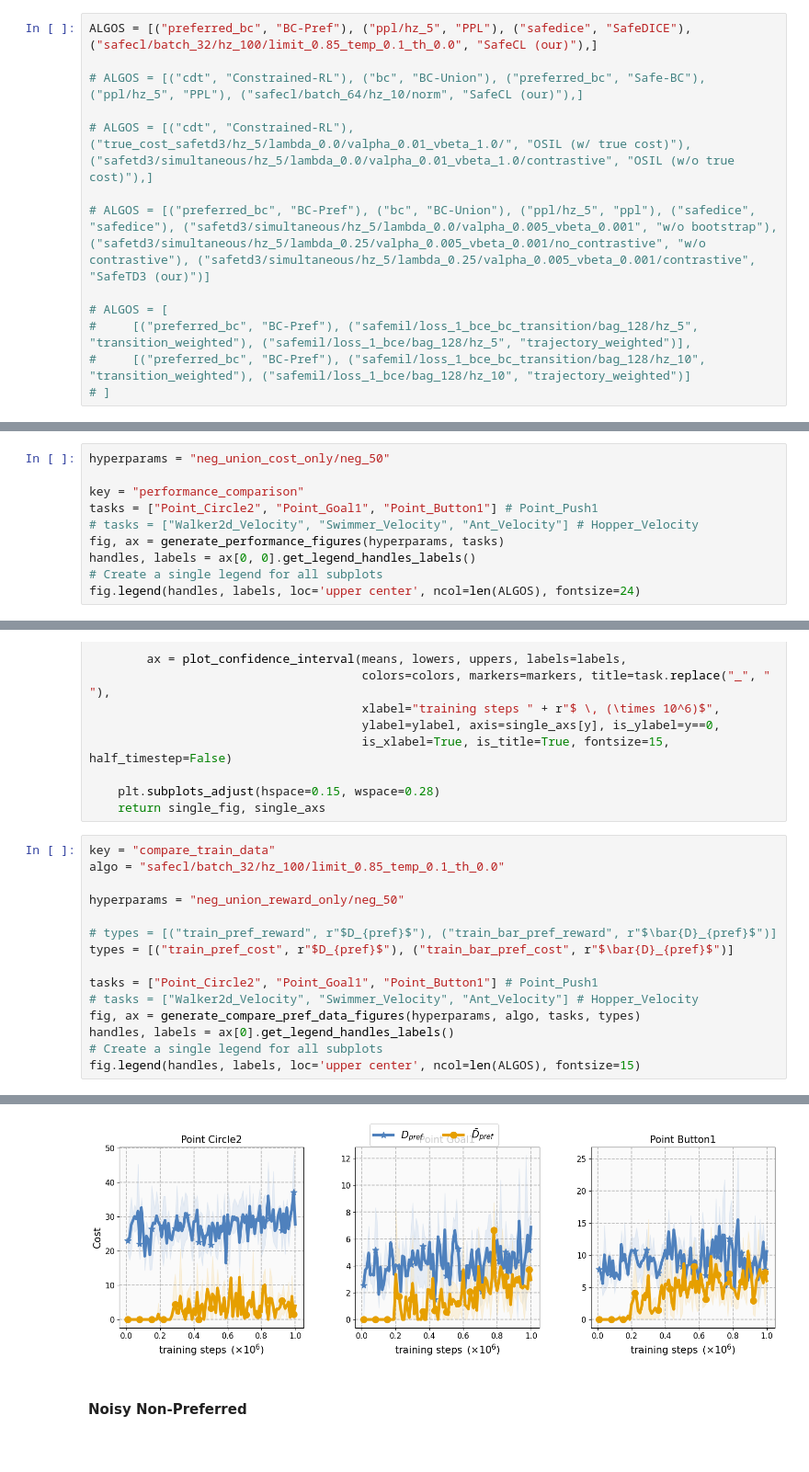
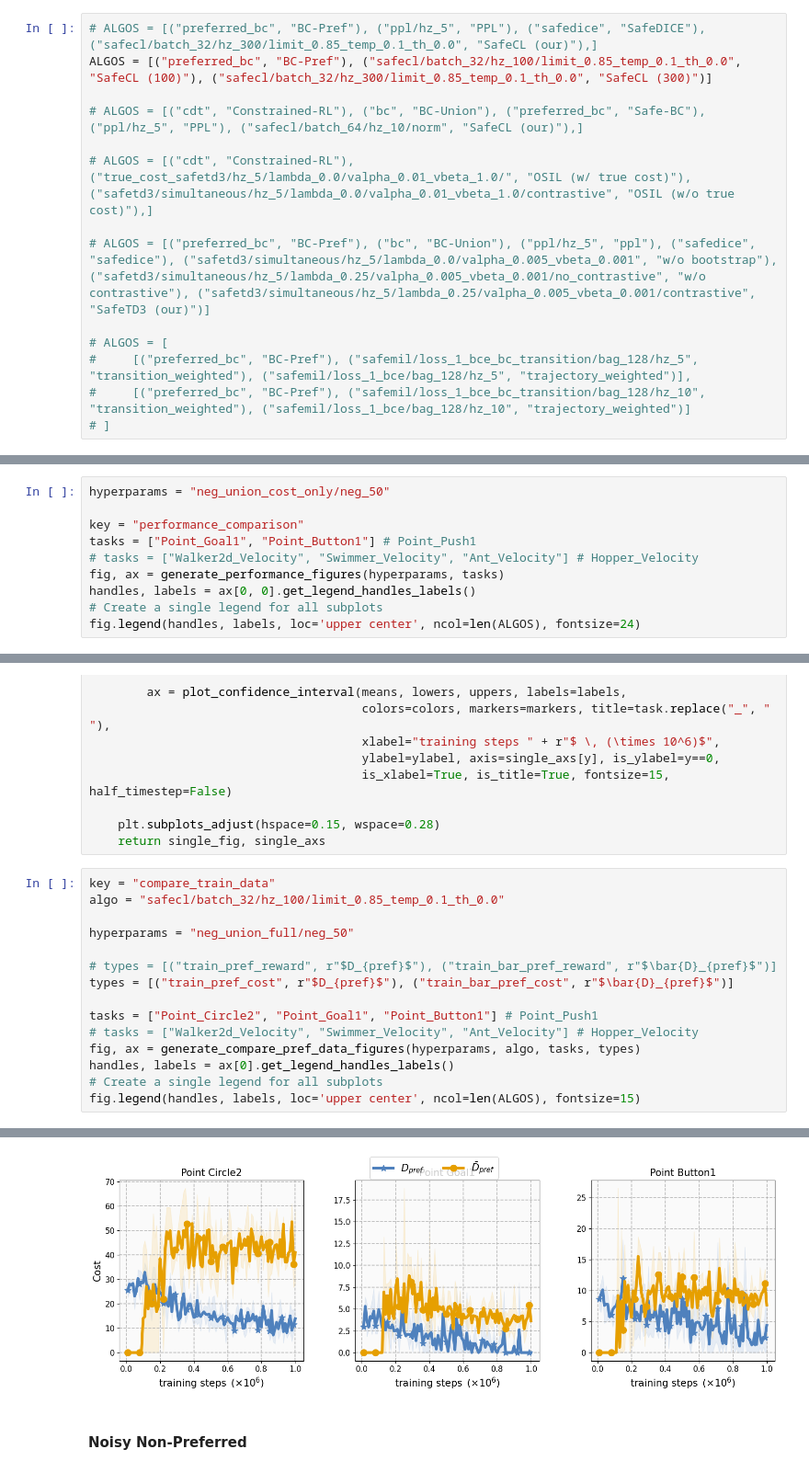
Before and after one commit to returaj/offline_mpc, a Jupyter notebook: dsrl_model/notebooks/plotting.ipynb, the cells around one changed output, grey strips where cells are left out. Shown at 92% size. Drawn from its saved outputs; the diff is of its cells as text.

```diff
--- a/dsrl_model/notebooks/plotting.ipynb
+++ b/dsrl_model/notebooks/plotting.ipynb
@@ -214,7 +214,8 @@ MARKERS = [None, '*', 'o', '^', 'd', 's', '.']
 
 HATCH_PATTERNS = [None, '/', '\\', '.', 'o', '*', 'x', 'o', 'O', '.', '*']
 # %%
-ALGOS = [("preferred_bc", "BC-Pref"), ("ppl/hz_5", "PPL"), ("safedice", "SafeDICE"), ("safecl/batch_32/hz_100/limit_0.85_temp_0.1_th_0.0", "SafeCL (our)"),]
+# ALGOS = [("preferred_bc", "BC-Pref"), ("ppl/hz_5", "PPL"), ("safedice", "SafeDICE"), ("safecl/batch_32/hz_300/limit_0.85_temp_0.1_th_0.0", "SafeCL (our)"),]
+ALGOS = [("preferred_bc", "BC-Pref"), ("safecl/batch_32/hz_100/limit_0.85_temp_0.1_th_0.0", "SafeCL (100)"), ("safecl/batch_32/hz_300/limit_0.85_temp_0.1_th_0.0", "SafeCL (300)")]
 
 # ALGOS = [("cdt", "Constrained-RL"), ("bc", "BC-Union"), ("preferred_bc", "Safe-BC"), ("ppl/hz_5", "PPL"), ("safecl/batch_64/hz_10/norm", "SafeCL (our)"),]
 
@@ -280,7 +281,7 @@ def generate_performance_figures(hyperparams, tasks):
 hyperparams = "neg_union_cost_only/neg_50"
 
 key = "performance_comparison"
-tasks = ["Point_Circle2", "Point_Goal1", "Point_Button1"] # Point_Push1
+tasks = ["Point_Goal1", "Point_Button1"] # Point_Push1
 # tasks = ["Walker2d_Velocity", "Swimmer_Velocity", "Ant_Velocity"] # Hopper_Velocity
 fig, ax = generate_performance_figures(hyperparams, tasks)
 handles, labels = ax[0, 0].get_legend_handles_labels()
@@ -327,21 +328,21 @@ def generate_compare_pref_data_figures(hyperparams, algo, tasks, types):
 # %%
 key = "compare_train_data"
 algo = "safecl/batch_32/hz_100/limit_0.85_temp_0.1_th_0.0"
 
-hyperparams = "neg_union_reward_only/neg_50"
+hyperparams = "neg_union_full/neg_50"
 
 # types = [("train_pref_reward", r"$D_{pref}$"), ("train_bar_pref_reward", r"$\bar{D}_{pref}$")]
 types = [("train_pref_cost", r"$D_{pref}$"), ("train_bar_pref_cost", r"$\bar{D}_{pref}$")]
 
 tasks = ["Point_Circle2", "Point_Goal1", "Point_Button1"] # Point_Push1
 # tasks = ["Walker2d_Velocity", "Swimmer_Velocity", "Ant_Velocity"] # Hopper_Velocity
 fig, ax = generate_compare_pref_data_figures(hyperparams, algo, tasks, types)
 handles, labels = ax[0].get_legend_handles_labels()
 # Create a single legend for all subplots
 fig.legend(handles, labels, loc='upper center', ncol=len(ALGOS), fontsize=15)
 # %% [output]
 <matplotlib.legend.Legend at 0x...>
-[figure, old version]
+[figure, new version]
 # %% [markdown]
 #### Noisy Non-Preferred
 # %%
```
Also changed, not shown: parts of 4 cells of this notebook.
